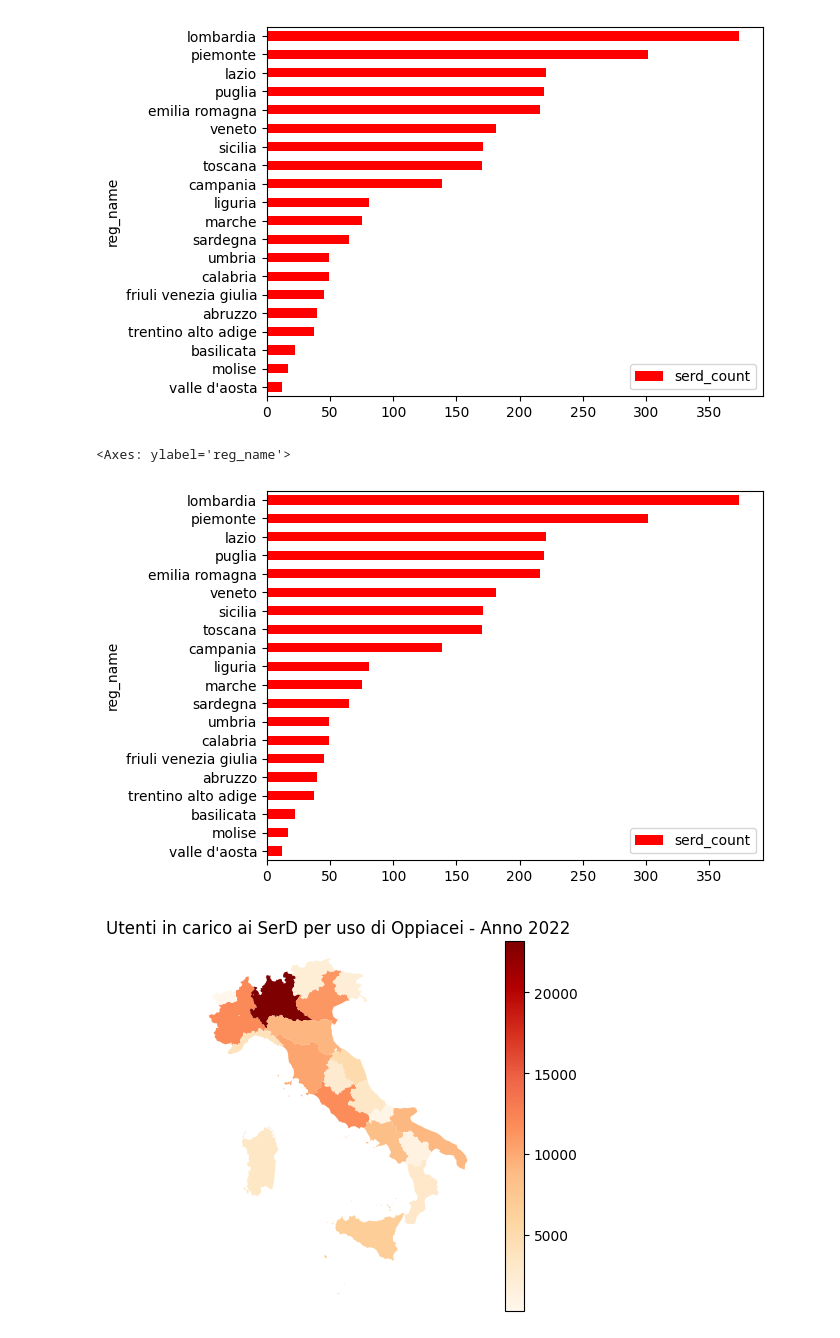
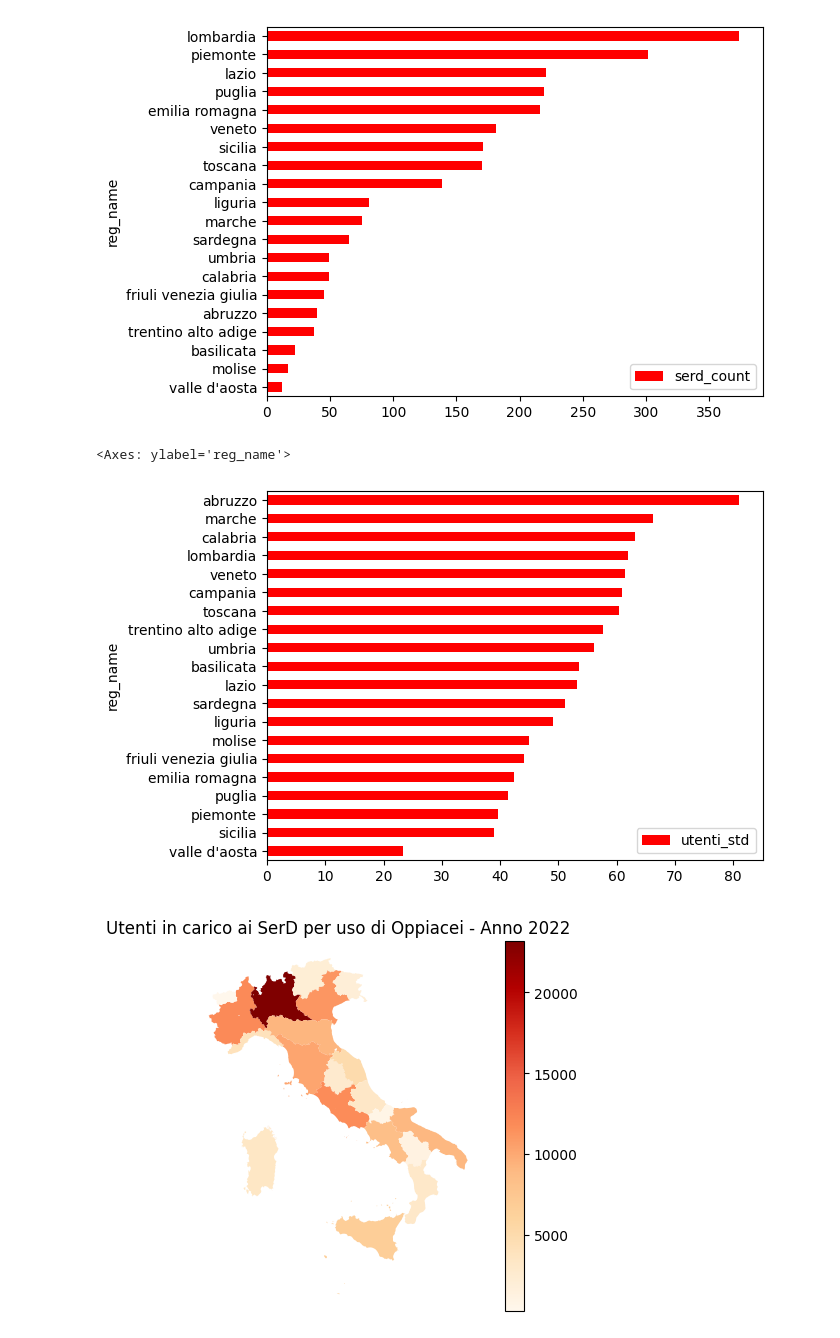
Before and after one commit to armandoschianodicola/italy-stats, a Jupyter notebook: 001/main.ipynb, the cells around one changed output. Cells and saved outputs as stored; diff of their text form; code cells hidden in the pictures.

```diff
--- a/001/main.ipynb
+++ b/001/main.ipynb
@@ -216,13 +218,13 @@ gdf_oppiacei[["reg_name", 'serd_count']].groupby("reg_name").sum().sort_values(b
 <Axes: ylabel='reg_name'>
 [figure]
 # %%
-gdf_oppiacei[["reg_name", 'utenti_std']].groupby("reg_name").sum().sort_values(by=['serd_count']).plot(
+gdf_oppiacei[["reg_name", 'utenti_std']].groupby("reg_name").sum().sort_values(by=['utenti_std']).plot(
     kind="barh",
     cmap='autumn'
 )
 # %% [output]
 <Axes: ylabel='reg_name'>
-[figure, old version]
+[figure, new version]
 # %%
 plot_oppiacei = gdf_oppiacei.plot(
     column="utenti_sum",
```
Also changed, not shown: parts of 7 cells of this notebook, 2 other files.
